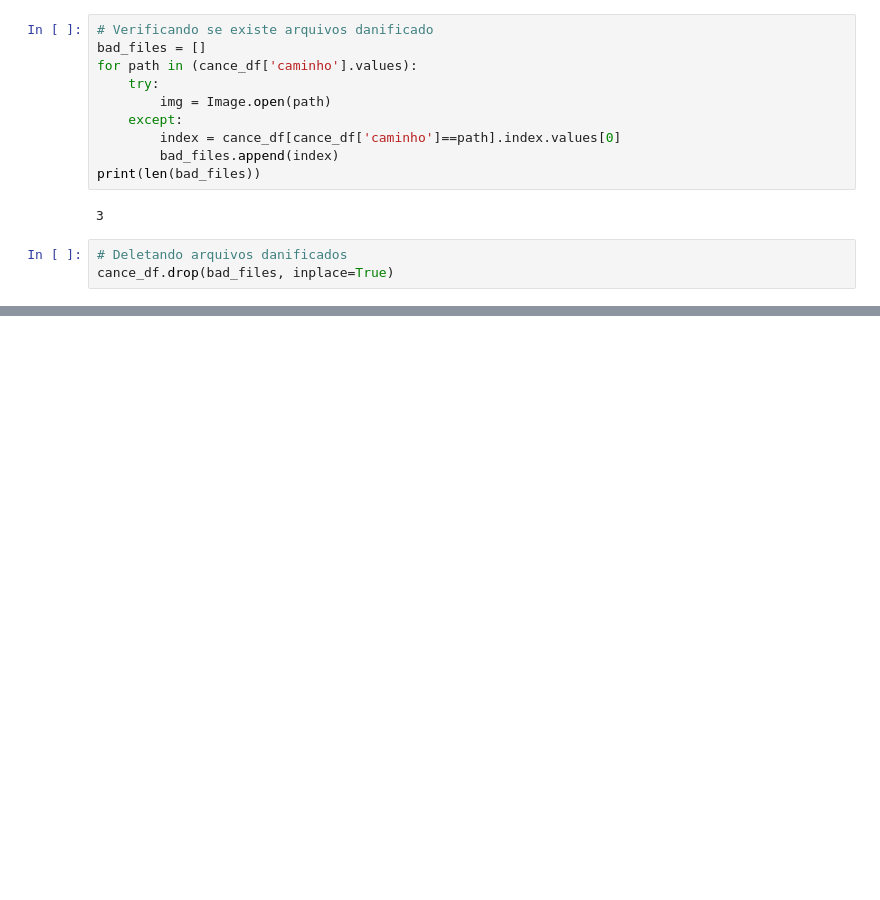
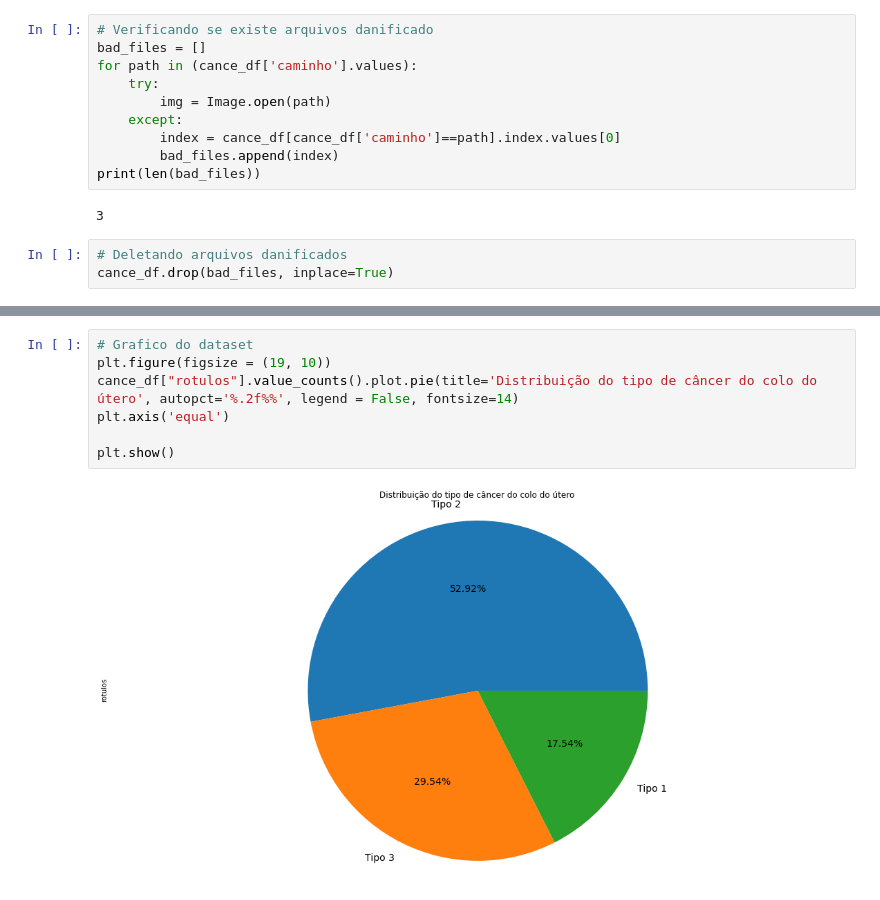
Before and after one commit to EdivaldoSantos/cancer_colo_utero, a Jupyter notebook: Script.ipynb, the cells around one changed output, grey strips where cells are left out. Cells and saved outputs as stored; diff of their text form; blank space fills up the shorter version.

Commit message:
primeiro graficos

```diff
--- a/Script.ipynb
+++ b/Script.ipynb
@@ -135,0 +133,9 @@ tipo_count
+# %%
+# Grafico do dataset
+plt.figure(figsize = (19, 10))
+cance_df["rotulos"].value_counts().plot.pie(title='Distribuição do tipo de câncer do colo do útero', autopct='%.2f%%', legend = False, fontsize=14)
+plt.axis('equal')
+
+plt.show()
+# %% [output]
+[figure, added]
```
Also changed, not shown: parts of 6 cells of this notebook, 2 other files.
